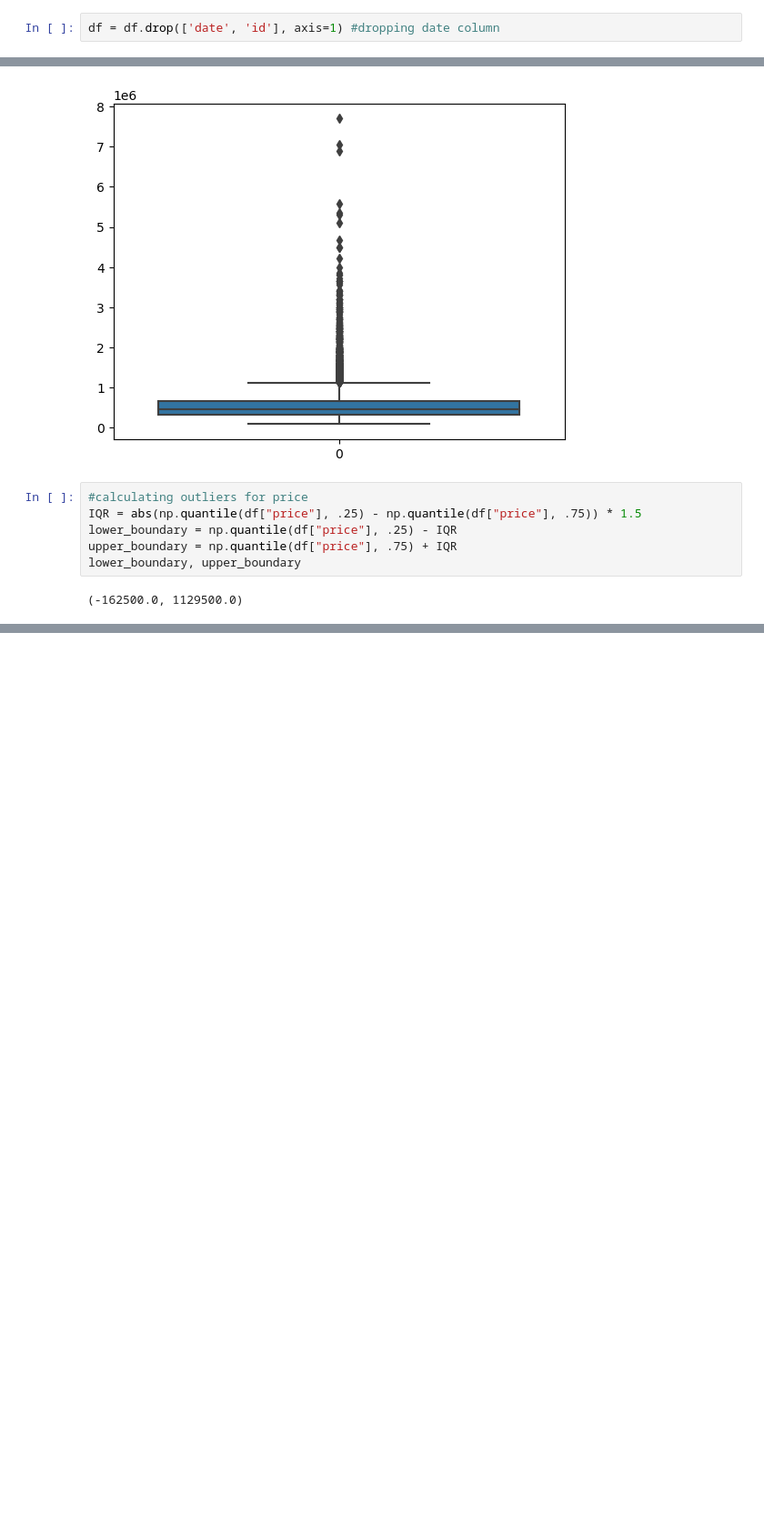
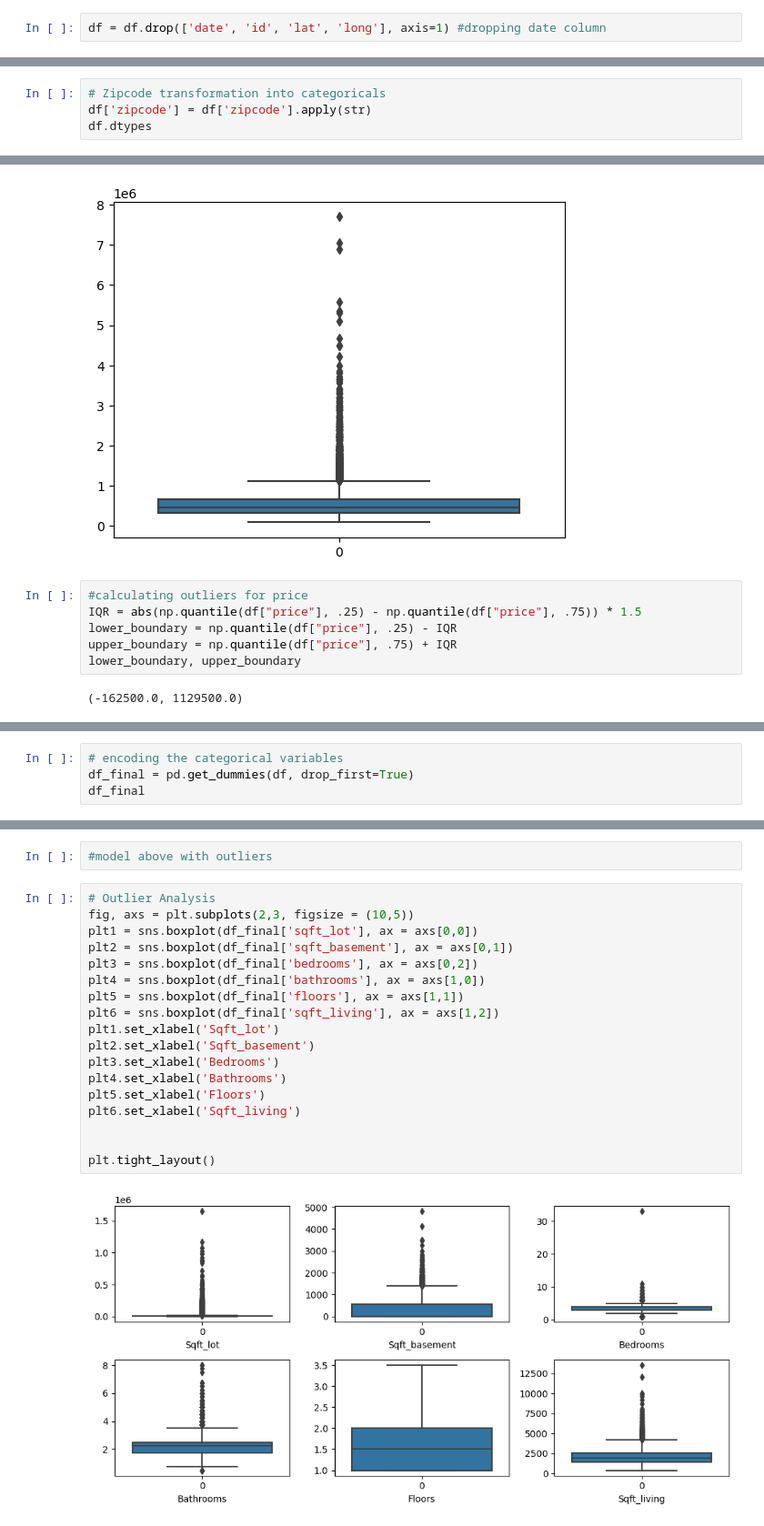
Before and after one commit to Alonde-DA/data_mid_bootcamp_project_regression, a Jupyter notebook: data_mid_bootcamp_project_regression.ipynb, the cells around one changed output, grey strips where cells are left out. Shown at 91% size. Saved outputs shown, nothing was run; the diff lists cells and outputs as text; blank space fills up the shorter version.

```diff
--- a/data_mid_bootcamp_project_regression.ipynb
+++ b/data_mid_bootcamp_project_regression.ipynb
@@ -67,7 +67,7 @@ df['date'] = pd.to_datetime(df['date'])
 df['month'] = df['date'].dt.month
 df['year'] = df['date'].dt.year
 # %%
-df = df.drop(['date', 'id'], axis=1) #dropping date column
+df = df.drop(['date', 'id', 'lat', 'long'], axis=1) #dropping date column
 # %%
 df.isnull().sum()
 # %% [output]
@@ -88,3 +91,7 @@ price            0
 month            0
 year             0
 dtype: int64
+# %%
+# Zipcode transformation into categoricals
+df['zipcode'] = df['zipcode'].apply(str)
+df.dtypes
@@ -167,0 +198,4 @@ for col in numericals.columns:
+# %%
+# encoding the categorical variables
+df_final = pd.get_dummies(df, drop_first=True)
+df_final
@@ -167,0 +260,22 @@ for col in numericals.columns:
+# %%
+#model above with outliers
+# %%
+# Outlier Analysis
+fig, axs = plt.subplots(2,3, figsize = (10,5))
+plt1 = sns.boxplot(df_final['sqft_lot'], ax = axs[0,0])
+plt2 = sns.boxplot(df_final['sqft_basement'], ax = axs[0,1])
+plt3 = sns.boxplot(df_final['bedrooms'], ax = axs[0,2])
+plt4 = sns.boxplot(df_final['bathrooms'], ax = axs[1,0])
+plt5 = sns.boxplot(df_final['floors'], ax = axs[1,1])
+plt6 = sns.boxplot(df_final['sqft_living'], ax = axs[1,2])
+plt1.set_xlabel('Sqft_lot')
+plt2.set_xlabel('Sqft_basement')
+plt3.set_xlabel('Bedrooms')
+plt4.set_xlabel('Bathrooms')
+plt5.set_xlabel('Floors')
+plt6.set_xlabel('Sqft_living')
+
+
+plt.tight_layout()
+# %% [output]
+[figure, added]
```
Also changed, not shown: parts of 42 cells of this notebook.
